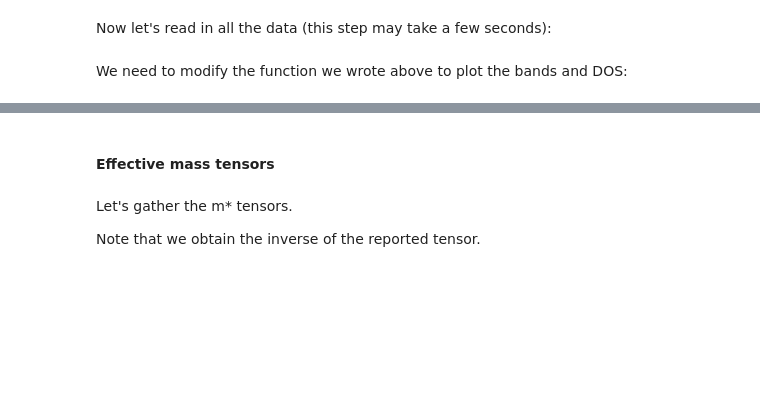
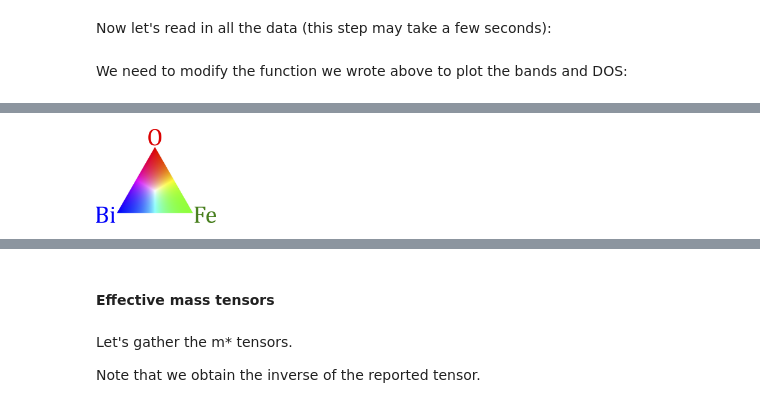
Before and after one commit to jks-science/BFO_dftu_SI, a Jupyter notebook: dft_u_BFO_SI.ipynb, the cells around one changed output, grey strips where cells are left out. Cells and saved outputs as stored; diff of their text form; code cells hidden in the pictures; blank space fills up the shorter version.

```diff
--- a/dft_u_BFO_SI.ipynb
+++ b/dft_u_BFO_SI.ipynb
@@ -697,9 +743,13 @@ Importing bands run
 # %%
 imagesList=''.join( ["<img style='width: 220px; margin: 5px; float: left; border: 1px solid black;' src='%s' />" % str(s)
                      for s in sorted(glob('images/rhomb_banddos_U??_fixed.png')) ])
 
+#Colourspace legend:
+display(Image("images/rhomb_pbands_legend.png", width=120))
+# Display the plots:
 display(HTML(imagesList))
 # %% [output]
+[figure, added]
 [interactive output not drawn]
 # %% [markdown]
 #### Effective mass tensors
```
Also changed, not shown: parts of 22 cells of this notebook, 31 other files.
